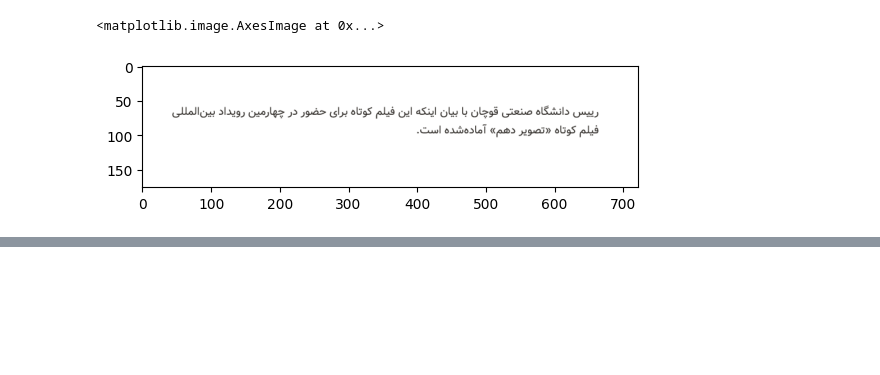
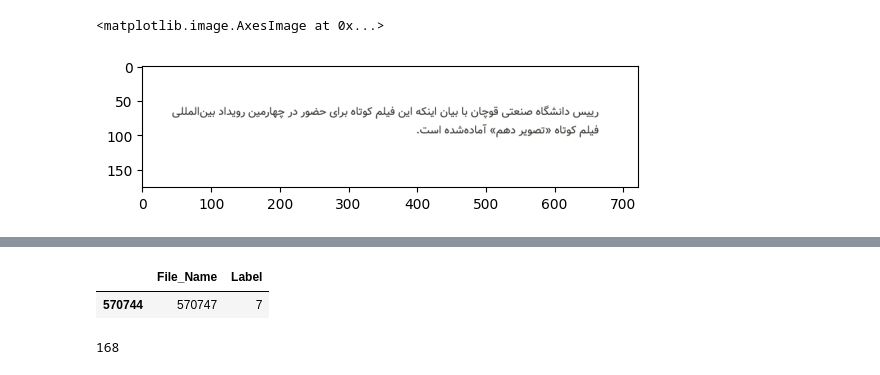
Before and after one commit to mostafamhmdi/Persian-OCR, a Jupyter notebook: test model.ipynb, the cells around one changed output, grey strips where cells are left out. Cells and saved outputs as stored; diff of their text form; code cells hidden in the pictures; blank space fills up the shorter version.

```diff
--- a/test model.ipynb
+++ b/test model.ipynb
@@ -1040,0 +1111,2 @@ def segment(line, word_img):
+# %%
+f_df=pd.concat([df,hf])
@@ -1040,0 +1123,2 @@ def segment(line, word_img):
+# %%
+f_df.reset_index(inplace=True,drop=True)
@@ -1040,0 +1156,9 @@ def segment(line, word_img):
+# %%
+f_df[f_df['File_Name']==570747]
+# %% [output]
+|  | File_Name | Label |
+| 570744 | 570747 | 7 |
+# %%
+len(f_df['Label'].unique())
+# %% [output]
+168
```
Also changed, not shown: parts of 36 cells of this notebook, 6 other files.
